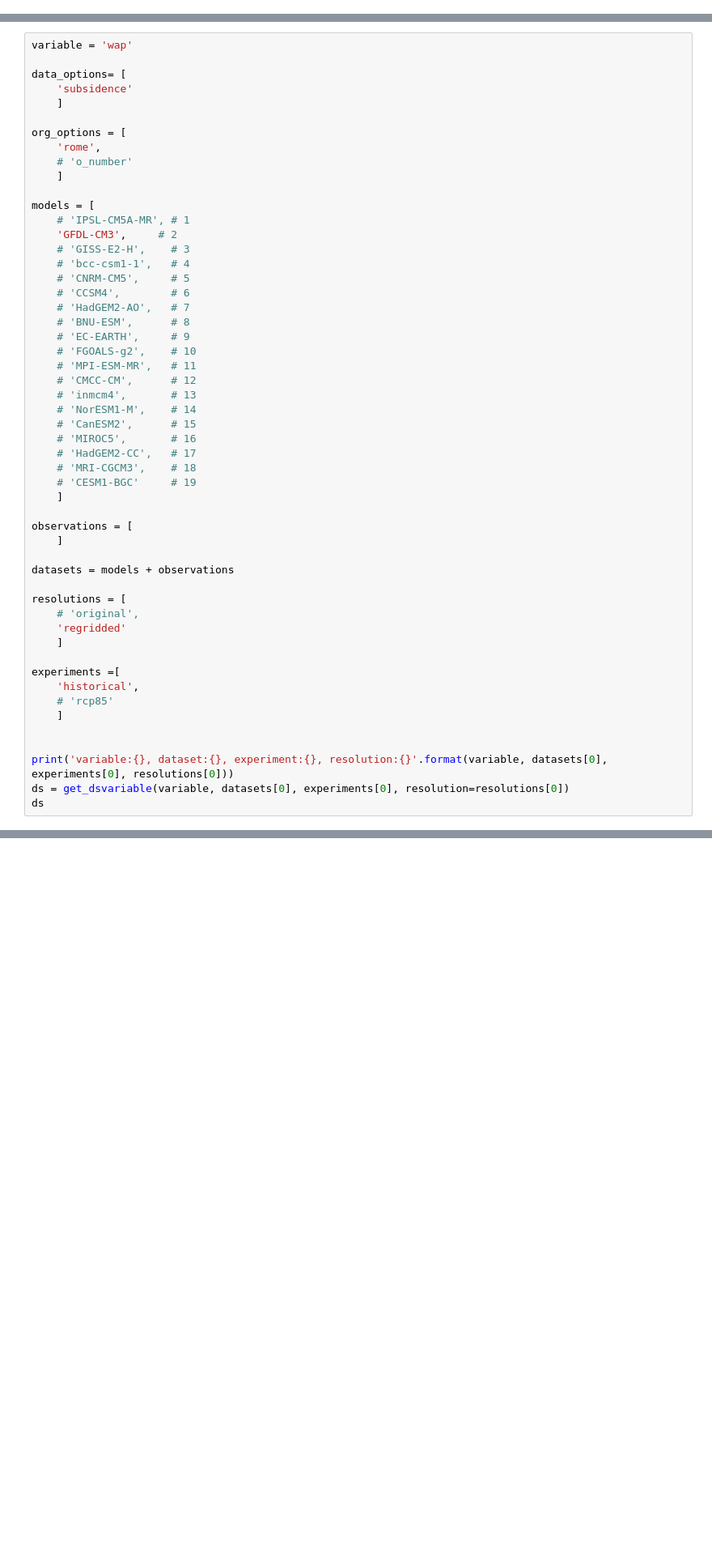
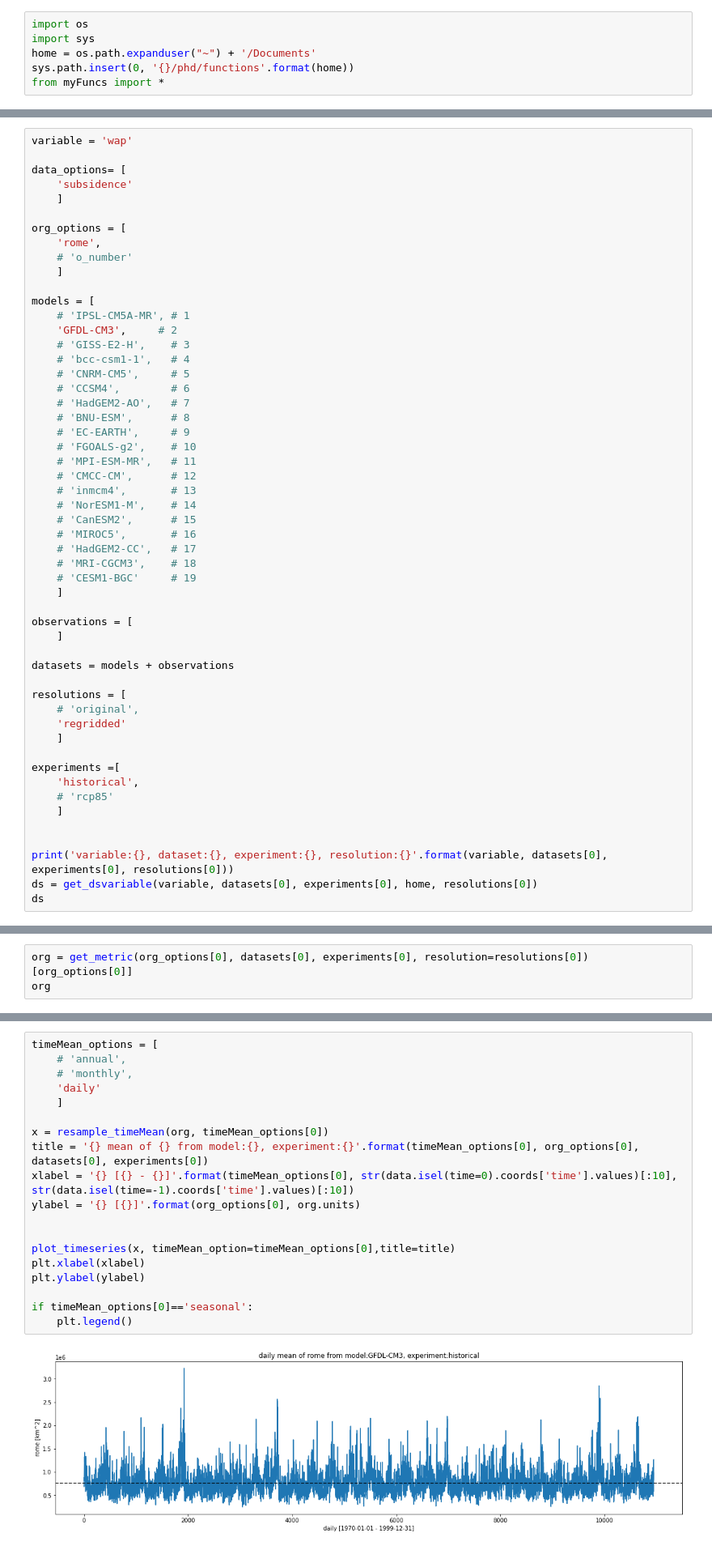
Before and after one commit to PBlackberg/phd, a Jupyter notebook: plotting/correlations/org_circ/org_wap.ipynb, the cells around one changed output, grey strips where cells are left out. Shown at 81% size. Drawn from its saved outputs; the diff is of its cells as text; blank space fills up the shorter version.

```diff
--- a/plotting/correlations/org_circ/org_wap.ipynb
+++ b/plotting/correlations/org_circ/org_wap.ipynb
@@ -23,3 +21,9 @@ from myFuncs import *
+# %%
+import os
+import sys
+home = os.path.expanduser("~") + '/Documents'
+sys.path.insert(0, '{}/phd/functions'.format(home))
+from myFuncs import *
 # %%
 plt.rcParams['figure.figsize'] = [10, 7.5]
 # %% [markdown]
@@ -75,7 +79,7 @@ experiments =[
 
 
 print('variable:{}, dataset:{}, experiment:{}, resolution:{}'.format(variable, datasets[0], experiments[0], resolutions[0]))
-ds = get_dsvariable(variable, datasets[0], experiments[0], resolution=resolutions[0])
+ds = get_dsvariable(variable, datasets[0], experiments[0], home, resolutions[0])
 ds
 # %% [output]
 variable:wap, dataset:GFDL-CM3, experiment:historical, resolution:regridded
@@ -102,3 +106,6 @@ Coordinates:
 Attributes:
     regrid_method:  conservative
     units:          hPa day⁻¹
+# %%
+org = get_metric(org_options[0], datasets[0], experiments[0], resolution=resolutions[0])[org_options[0]]
+org
@@ -200,0 +216,21 @@ NameError: name 'resample_timeMean' is not defined
+# %%
+timeMean_options = [
+    # 'annual',
+    # 'monthly',
+    'daily'
+    ]
+
+x = resample_timeMean(org, timeMean_options[0])
+title = '{} mean of {} from model:{}, experiment:{}'.format(timeMean_options[0], org_options[0], datasets[0], experiments[0])
+xlabel = '{} [{} - {}]'.format(timeMean_options[0], str(data.isel(time=0).coords['time'].values)[:10], str(data.isel(time=-1).coords['time'].values)[:10])
+ylabel = '{} [{}]'.format(org_options[0], org.units)
+
+
+plot_timeseries(x, timeMean_option=timeMean_options[0],title=title)
+plt.xlabel(xlabel)
+plt.ylabel(ylabel)
+
+if timeMean_options[0]=='seasonal':
+    plt.legend()
+# %% [output]
+[figure, added]
```
Also changed, not shown: parts of 7 cells of this notebook, 5 other files.
